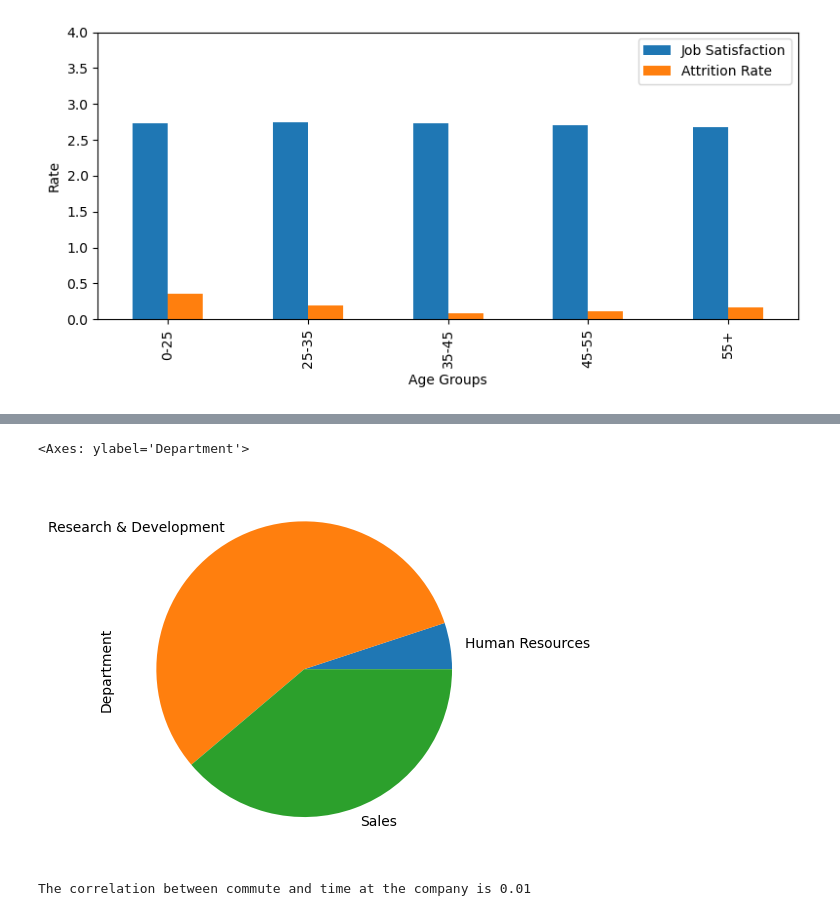
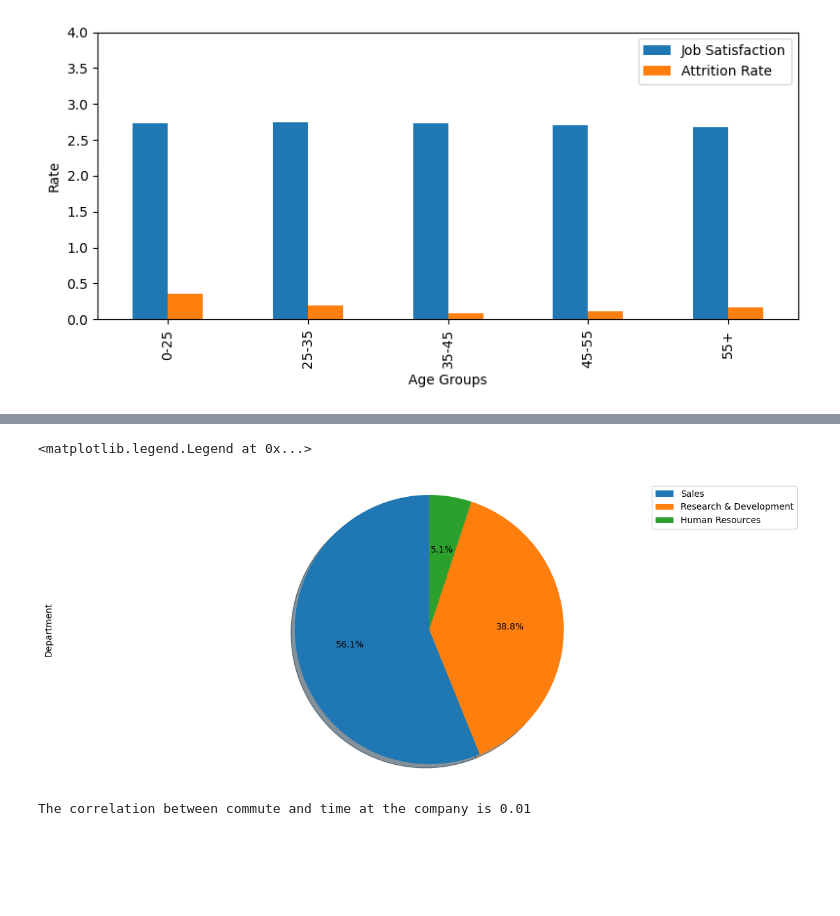
Before and after one commit to Bran2332/Project1, a Jupyter notebook: Chart Write ups SE.ipynb, the cells around one changed output, grey strips where cells are left out. Cells and saved outputs as stored; diff of their text form; code cells hidden in the pictures; blank space fills up the shorter version.

```diff
--- a/Chart Write ups SE.ipynb
+++ b/Chart Write ups SE.ipynb
@@ -8,7 +8,7 @@ import scipy.stats as st
 from scipy.stats import linregress
 # %%
 # Load the data
-attrition_df = pd.read_csv("HR-Employee-Attrition.csv")
+attrition_df = pd.read_csv("Raw_Datafiles/HR-Employee-Attrition.csv")
 attrition_df.head()
 # %% [output]
 |  | Age | Attrition | BusinessTravel | DailyRate | Department | DistanceFromHome | Education | ... |
@@ -355,11 +382,17 @@ plt.show()
 # %%
 # Pie Chart - attrition by department
-attrition_yes = attrition_df.loc[attrition_df["Attrition"] == "Yes"].groupby("Department")["Department"].count()
+attrition_df.loc[attrition_df["Attrition"] == "Yes"]["Department"].value_counts().plot(kind='pie',
+                            figsize=(15, 6),
+                            autopct='%1.1f%%',
+                            startangle=90,
 
-attrition_yes.plot.pie(y='Department')
+                            shadow=True,
+                            labels=None)
+plt.axis('equal')
+plt.legend(labels=['Sales', 'Research & Development', 'Human Resources'],loc='upper right')
 # %% [output]
-<Axes: ylabel='Department'>
+<matplotlib.legend.Legend at 0x...>
-[figure, old version]
+[figure, new version]
 # %%
 ##This pie chart visulize attribution by Department where Research & Development has the highest attritrion.(hottest skills?)
 ## Human Resources has the least attritrion (is it the smallest dept?)
```
Also changed, not shown: parts of 4 cells of this notebook, 1 other file.
